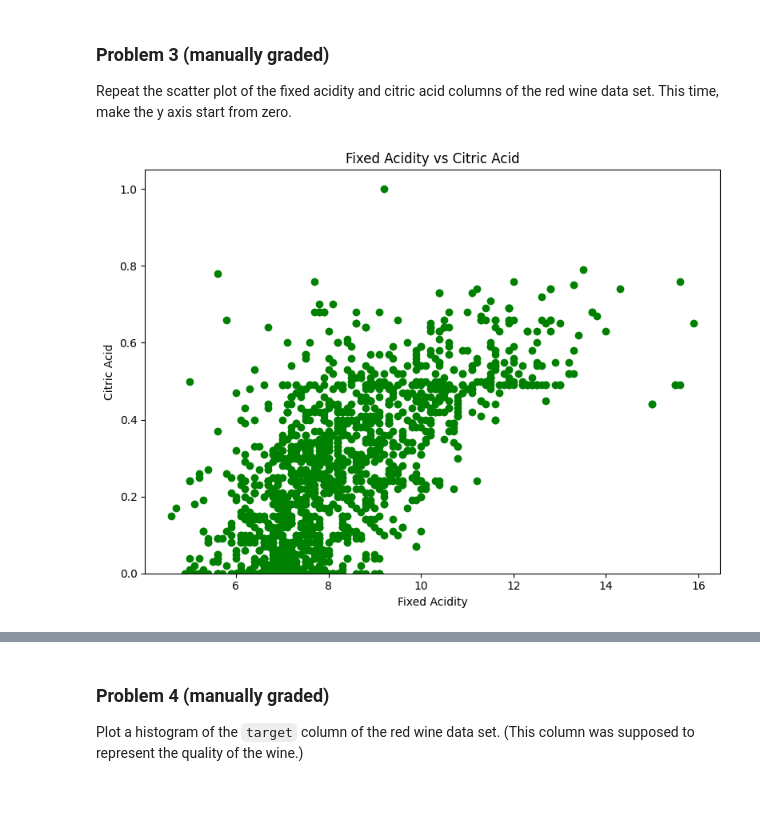
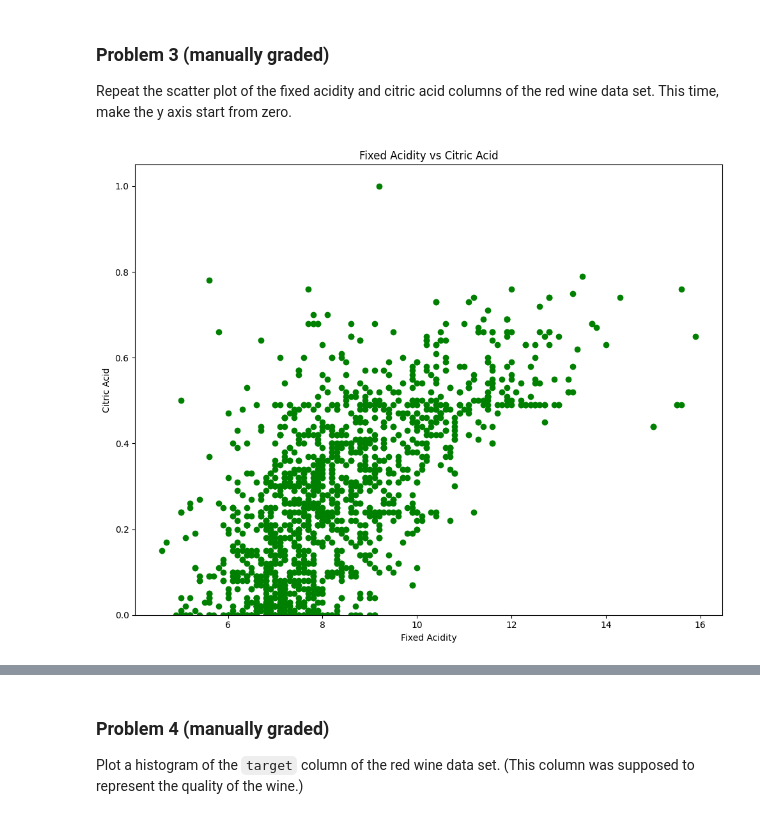
Before and after one commit to garikapativineet/dx602-homework-10, a Jupyter notebook: homework.ipynb, the cells around one changed output, grey strips where cells are left out. Saved outputs shown, nothing was run; the diff lists cells and outputs as text; code cells hidden in the pictures.

```diff
--- a/homework.ipynb
+++ b/homework.ipynb
@@ -83,16 +83,16 @@ Repeat the scatter plot of the fixed acidity and citric acid columns of the red
 This time, make the y axis start from zero.
 # %%
 # YOUR CHANGES HERE
-plt.figure(figsize=(8,6))
+plt.figure(figsize=(10,8))
 plt.scatter(red_wine["fixed acidity"], red_wine["citric acid"], color ="green")
 plt.xlabel("Fixed Acidity")
 plt.ylabel("Citric Acid")
 plt.ylim(bottom=0)
 plt.title("Fixed Acidity vs Citric Acid")
 plt.tight_layout()
 plt.show()
 # %% [output]
-[figure, old version]
+[figure, new version]
 # %% [markdown]
 <div style="page-break-after: always;"></div>
 # %% [markdown]
```
Also changed, not shown: parts of 8 cells of this notebook.
